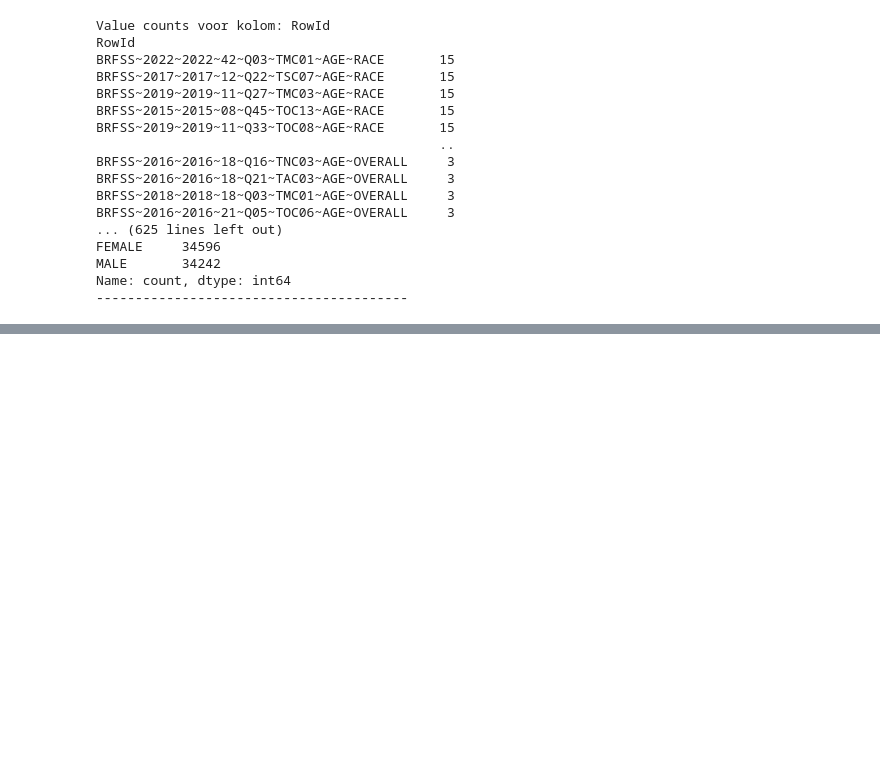
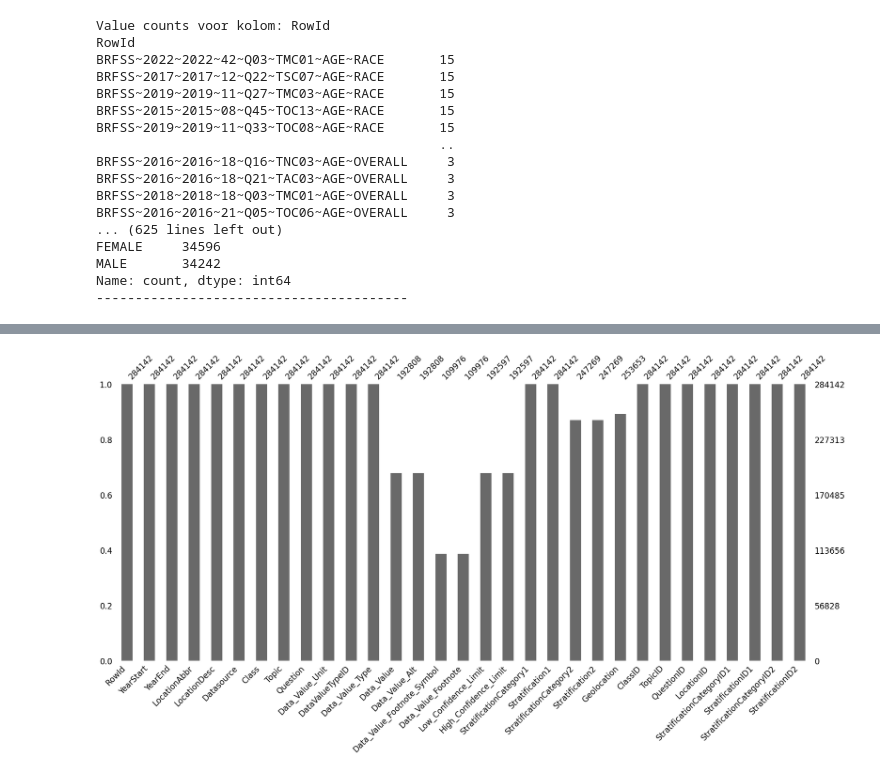
Before and after one commit to SimoneSanne/MSB1015-SV, a Jupyter notebook: Dataset 2 Stratified Alzheimer.ipynb, the cells around one changed output, grey strips where cells are left out. Drawn from its saved outputs; the diff is of its cells as text; code cells hidden in the pictures; blank space fills up the shorter version.

```diff
--- a/Dataset 2 Stratified Alzheimer.ipynb
+++ b/Dataset 2 Stratified Alzheimer.ipynb
@@ -133,0 +177,5 @@ Name: count, dtype: int64
+# %%
+missingno.bar(StratifiedAlzheimers)
+plt.show()
+# %% [output]
+[figure, added]
```
Also changed, not shown: parts of 6 cells of this notebook.
